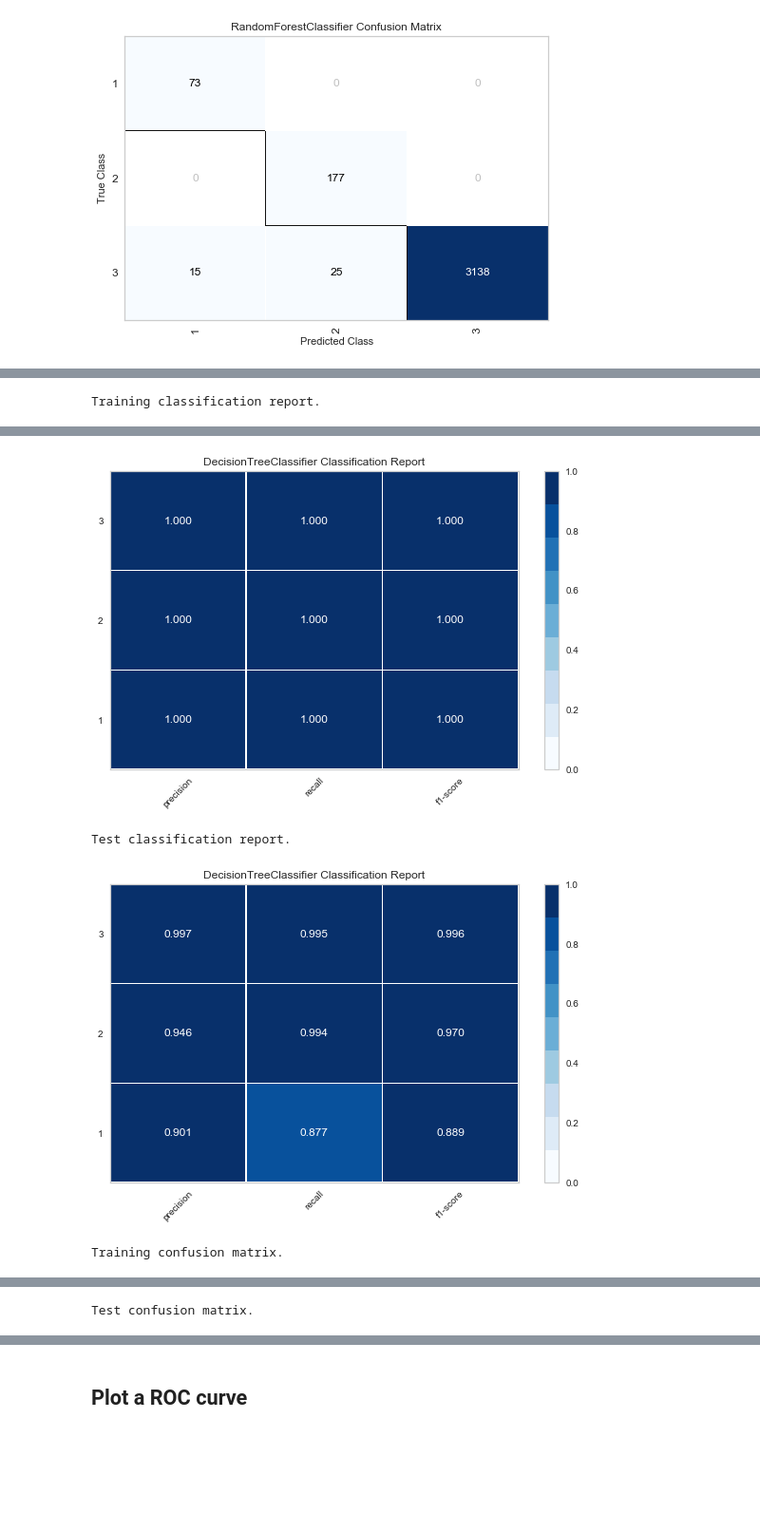
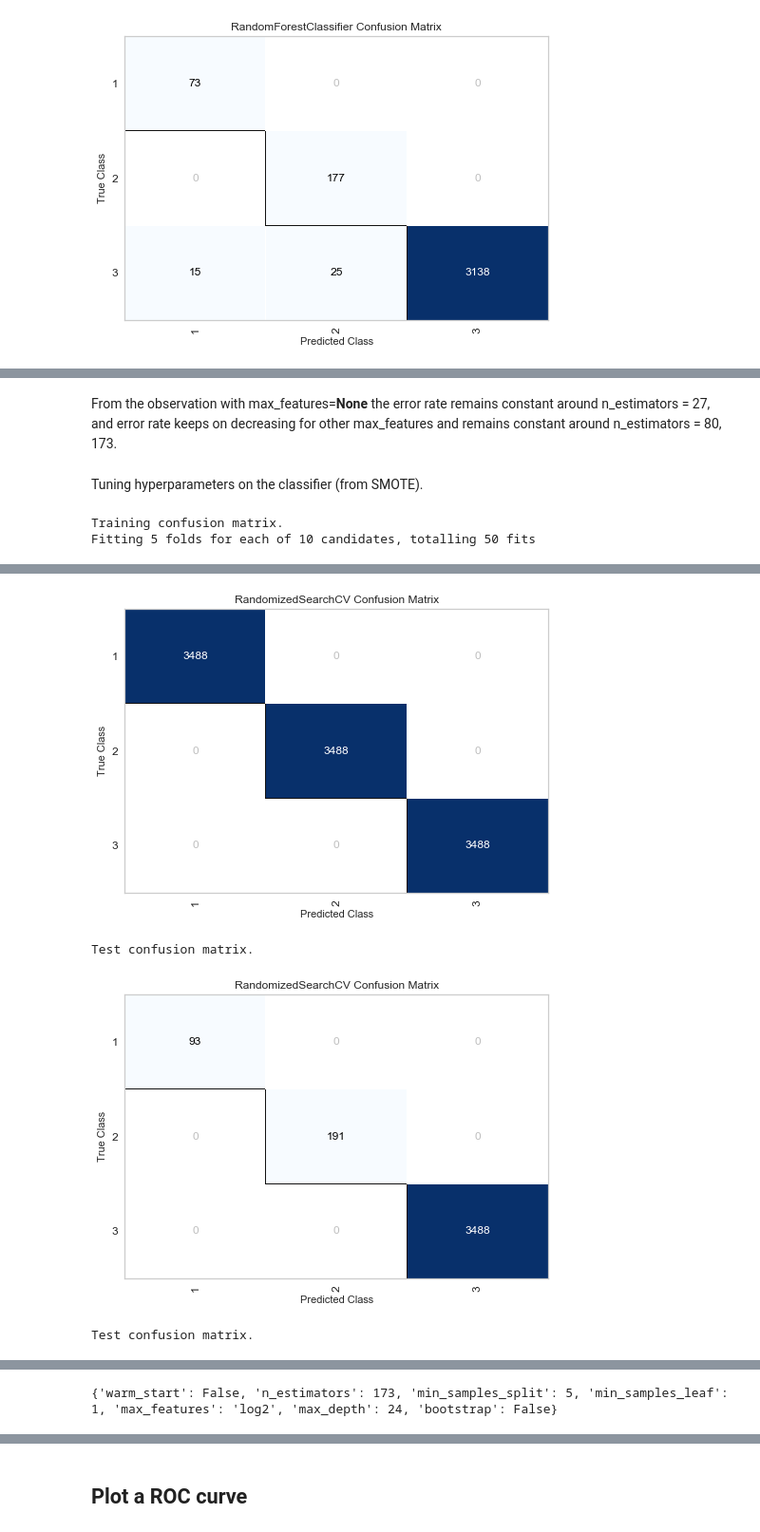
Before and after one commit to rahul7a/thyroid-classification, a Jupyter notebook: MachineLearning/ModelingAndMachineLearning.ipynb, the cells around one changed output, grey strips where cells are left out. Shown at 95% size. Saved outputs shown, nothing was run; the diff lists cells and outputs as text; code cells hidden in the pictures; blank space fills up the shorter version.

```diff
--- a/MachineLearning/ModelingAndMachineLearning.ipynb
+++ b/MachineLearning/ModelingAndMachineLearning.ipynb
@@ -9,6 +9,8 @@ import seaborn as sns
 # %%
 train = pd.read_pickle("../data/train_data_wrangle.plk")
 test = pd.read_pickle("../data/test_data_wrangle.plk")
+
+RANDOM_STATE = 42
 # %%
 print(train['class'].unique(), ' ', test['class'].unique())
 # %% [output]
@@ -321,0 +319,30 @@ test_score = classifier_scores(dtree_clf, 'test', X_test, y_test)
+# %%
+%%time
+from collections import OrderedDict
+
+ensemble_clfs = [
+    ("RandomForestClassifier, max_features='auto/sqrt'",
+        RandomForestClassifier( max_features='auto', oob_score=True, random_state=RANDOM_STATE)),
+    ("RandomForestClassifier, max_features='log2'",
+        RandomForestClassifier( max_features='log2', oob_score=True, random_state=RANDOM_STATE)),
+    ("RandomForestClassifier, max_features=None",
+        RandomForestClassifier( max_features=None,   oob_score=True, random_state=RANDOM_STATE))
+]
+
+# Map a classifier name to a list of (<n_estimators>, <error rate>) pairs.
+error_rate = OrderedDict((label, []) for label, _ in ensemble_clfs)
+
+# Range of `n_estimators` values to explore.
+min_estimators = 10
+max_estimators = 200
+
+for label, clf in ensemble_clfs:
+    print(clf)
+    for i in range(min_estimators, max_estimators + 1):
+        print(i, end=' ')
+        clf.set_params(n_estimators=i)
+        clf.fit(os_features, os_labels)
+
+        # Record the OOB error for each `n_estimators=i` setting.
+        oob_error = 1 - clf.oob_score_
+        error_rate[label].append((i, oob_error))
@@ -321,0 +406,4 @@ test_score = classifier_scores(dtree_clf, 'test', X_test, y_test)
+# %% [markdown]
+From the observation with max_features=**None** the error rate remains constant around n_estimators = 27, and error rate keeps on decreasing for other max_features and remains constant around n_estimators = 80, 173.
+# %% [markdown]
+Tuning hyperparameters on the classifier (from SMOTE).
@@ -322,8 +446,9 @@ test_score = classifier_scores(dtree_clf, 'test', X_test, y_test)
 # %%
-show_report(dtree_clf, X_train, y_train, 'classification', 'train')
-show_report(dtree_clf, X_test, y_test, 'classification', 'test')
-show_report(dtree_clf, X_train, y_train, 'confusion', 'train')
-show_report(dtree_clf, X_test, y_test, 'confusion', 'test')
-classifiers.append(dtree_clf)
+show_report(random_search_cv_, os_features, os_labels, 'confusion', 'train')
+show_report(random_search_cv_, X_train, y_train, 'confusion', 'test')
+show_report(random_search_cv_, X_test, y_test, 'confusion', 'test')
+print(random_search_cv_.best_params_)
+classifiers.append(random_search_cv_)
 # %% [output]
-Training classification report.
+Training confusion matrix.
+Fitting 5 folds for each of 10 candidates, totalling 50 fits
@@ -330,4 +462,4 @@ Training classification report.
-[figure, old version]
+[figure, new version]
-Test classification report.
+Test confusion matrix.
-[figure, old version]
+[figure, new version]
-Training confusion matrix.
+Test confusion matrix.
@@ -335 +466,0 @@ Training confusion matrix.
-Test confusion matrix.
@@ -336,0 +467 @@ Test confusion matrix.
+{'warm_start': False, 'n_estimators': 173, 'min_samples_split': 5, 'min_samples_leaf': 1, 'max_features': 'log2', 'max_depth': 24, 'bootstrap': False}
```
Also changed, not shown: parts of 34 cells of this notebook.
